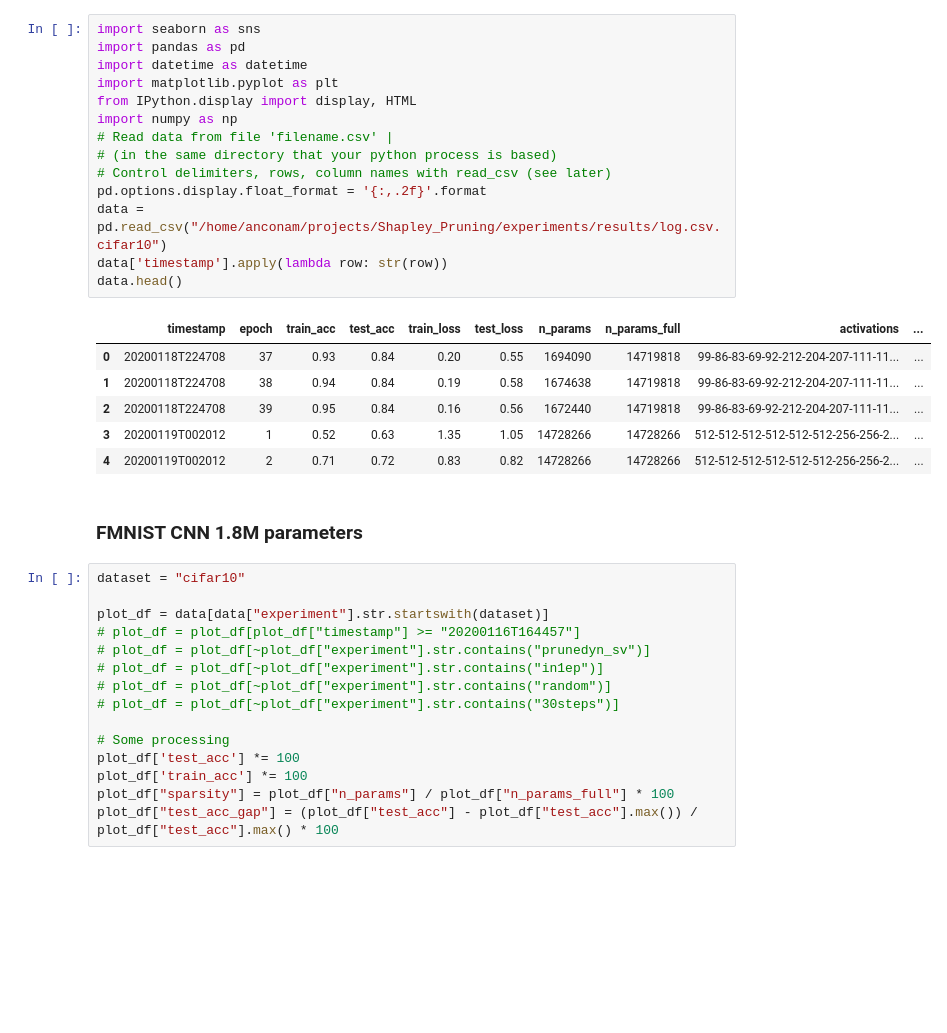
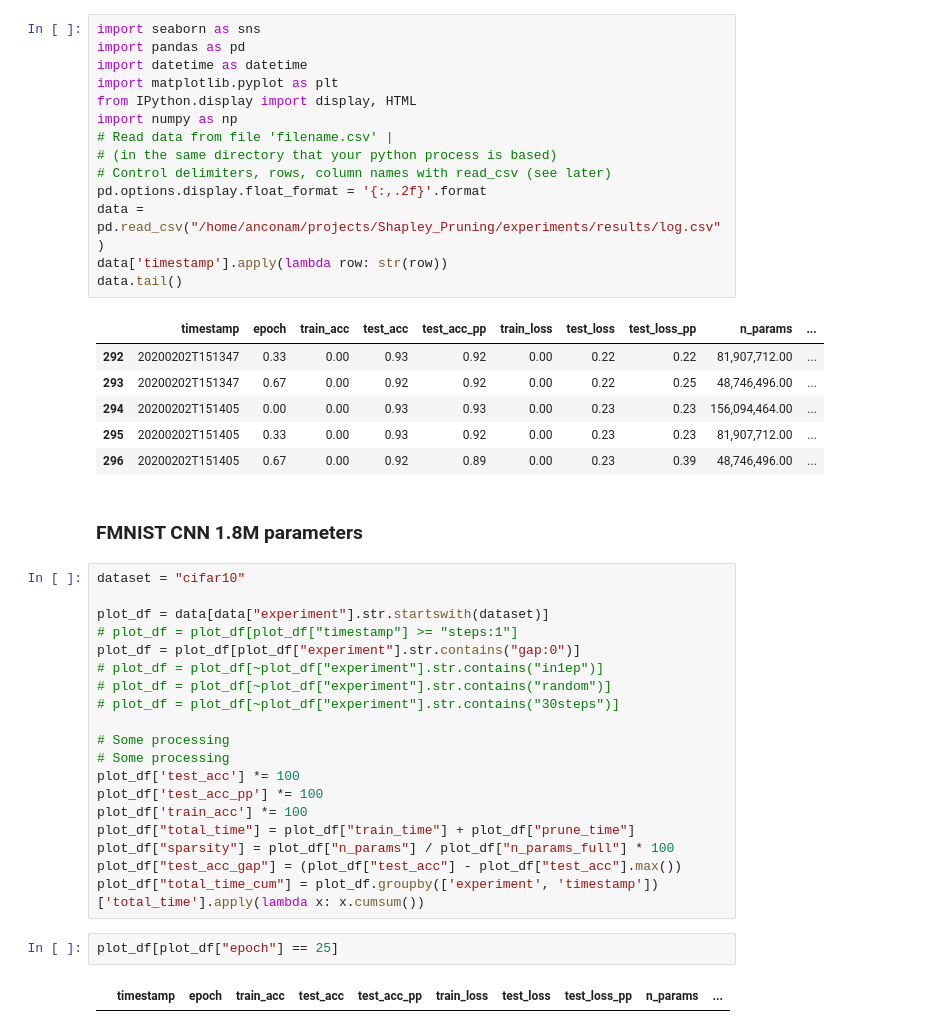
Before and after one commit to marcoancona/TorchPruner, a Jupyter notebook: experiments/results_cifar10.ipynb, the cells around one changed output. Cells and saved outputs as stored; diff of their text form; blank space fills up the shorter version.

```diff
--- a/experiments/results_cifar10.ipynb
+++ b/experiments/results_cifar10.ipynb
@@ -1,39 +1,47 @@
 # %%
 import seaborn as sns
 import pandas as pd
 import datetime as datetime
 import matplotlib.pyplot as plt
 from IPython.display import display, HTML
 import numpy as np
 # Read data from file 'filename.csv' |
 # (in the same directory that your python process is based)
 # Control delimiters, rows, column names with read_csv (see later)
 pd.options.display.float_format = '{:,.2f}'.format
-data = pd.read_csv("/home/anconam/projects/Shapley_Pruning/experiments/results/log.csv.cifar10")
+data = pd.read_csv("/home/anconam/projects/Shapley_Pruning/experiments/results/log.csv")
 data['timestamp'].apply(lambda row: str(row))
-data.head()
+data.tail()
 # %% [output]
-|  | timestamp | epoch | train_acc | test_acc | train_loss | test_loss | n_params | n_params_full | activations | ... |
-| 0 | 20200118T224708 | 37 | 0.93 | 0.84 | 0.20 | 0.55 | 1694090 | 14719818 | 99-86-83-69-92-212-204-207-111-11... | ... |
-| 1 | 20200118T224708 | 38 | 0.94 | 0.84 | 0.19 | 0.58 | 1674638 | 14719818 | 99-86-83-69-92-212-204-207-111-11... | ... |
-| 2 | 20200118T224708 | 39 | 0.95 | 0.84 | 0.16 | 0.56 | 1672440 | 14719818 | 99-86-83-69-92-212-204-207-111-11... | ... |
-| 3 | 20200119T002012 | 1 | 0.52 | 0.63 | 1.35 | 1.05 | 14728266 | 14728266 | 512-512-512-512-512-512-256-256-2... | ... |
-| 4 | 20200119T002012 | 2 | 0.71 | 0.72 | 0.83 | 0.82 | 14728266 | 14728266 | 512-512-512-512-512-512-256-256-2... | ... |
+|  | timestamp | epoch | train_acc | test_acc | test_acc_pp | train_loss | test_loss | test_loss_pp | n_params | ... |
+| 292 | 20200202T151347 | 0.33 | 0.00 | 0.93 | 0.92 | 0.00 | 0.22 | 0.22 | 81,907,712.00 | ... |
+| 293 | 20200202T151347 | 0.67 | 0.00 | 0.92 | 0.92 | 0.00 | 0.22 | 0.25 | 48,746,496.00 | ... |
+| 294 | 20200202T151405 | 0.00 | 0.00 | 0.93 | 0.93 | 0.00 | 0.23 | 0.23 | 156,094,464.00 | ... |
+| 295 | 20200202T151405 | 0.33 | 0.00 | 0.93 | 0.92 | 0.00 | 0.23 | 0.23 | 81,907,712.00 | ... |
+| 296 | 20200202T151405 | 0.67 | 0.00 | 0.92 | 0.89 | 0.00 | 0.23 | 0.39 | 48,746,496.00 | ... |
 # %% [markdown]
 ### FMNIST CNN 1.8M parameters
 # %%
 dataset = "cifar10"
 
 plot_df = data[data["experiment"].str.startswith(dataset)]
-# plot_df = plot_df[plot_df["timestamp"] >= "20200116T164457"]
-# plot_df = plot_df[~plot_df["experiment"].str.contains("prunedyn_sv")]
+# plot_df = plot_df[plot_df["timestamp"] >= "steps:1"]
+plot_df = plot_df[plot_df["experiment"].str.contains("gap:0")]
 # plot_df = plot_df[~plot_df["experiment"].str.contains("in1ep")]
 # plot_df = plot_df[~plot_df["experiment"].str.contains("random")]
 # plot_df = plot_df[~plot_df["experiment"].str.contains("30steps")]
 
 # Some processing
+# Some processing
 plot_df['test_acc'] *= 100
+plot_df['test_acc_pp'] *= 100
 plot_df['train_acc'] *= 100
+plot_df["total_time"] = plot_df["train_time"] + plot_df["prune_time"]
 plot_df["sparsity"] = plot_df["n_params"] / plot_df["n_params_full"] * 100
-plot_df["test_acc_gap"] = (plot_df["test_acc"] - plot_df["test_acc"].max()) / plot_df["test_acc"].max() * 100
+plot_df["test_acc_gap"] = (plot_df["test_acc"] - plot_df["test_acc"].max())
+plot_df["total_time_cum"] = plot_df.groupby(['experiment', 'timestamp'])['total_time'].apply(lambda x: x.cumsum())
+# %%
+plot_df[plot_df["epoch"] == 25]
+# %% [output]
+|  | timestamp | epoch | train_acc | test_acc | test_acc_pp | train_loss | test_loss | test_loss_pp | n_params | ... |
 # %%
```
Also changed, not shown: parts of 3 cells of this notebook, 52 other files.
